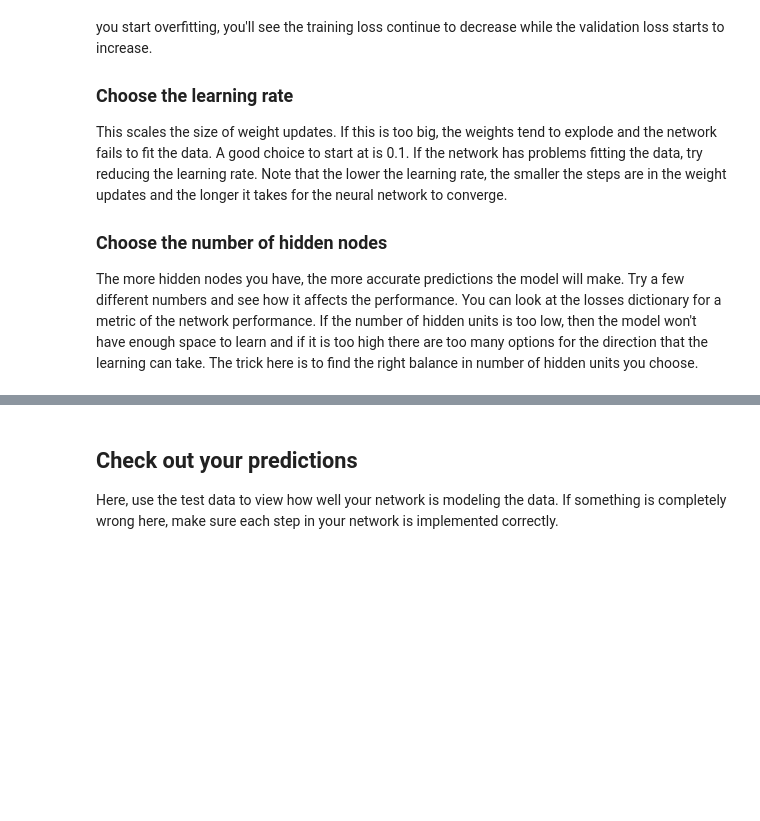
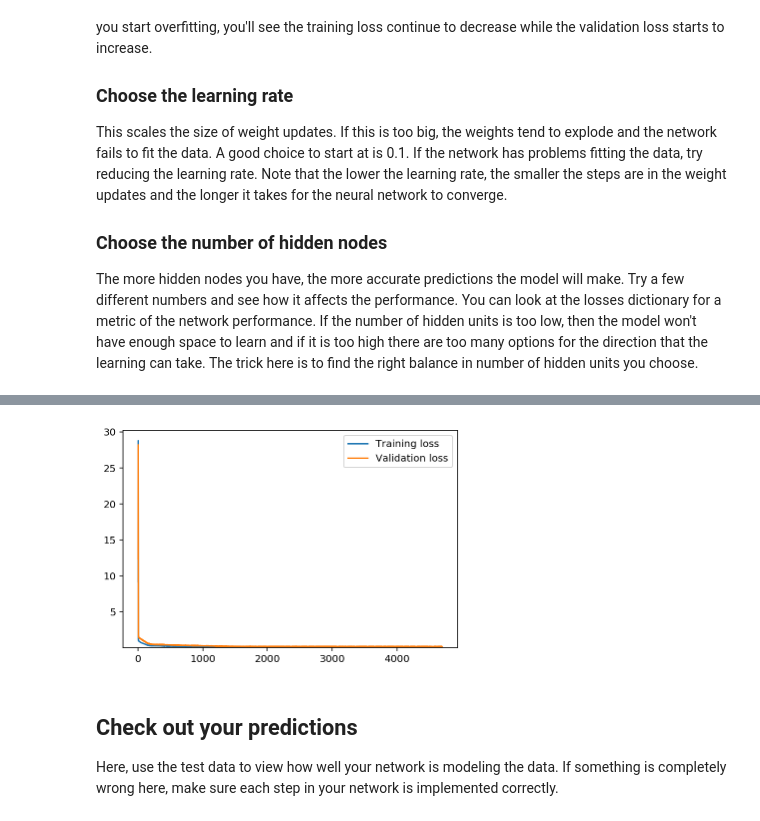
Before and after one commit to Niennienzz/udacity-deep-learning, a Jupyter notebook: first-neural-network/Your_first_neural_network.ipynb, the cells around one changed output, grey strips where cells are left out. Drawn from its saved outputs; the diff is of its cells as text; code cells hidden in the pictures; blank space fills up the shorter version.

```diff
--- a/first-neural-network/Your_first_neural_network.ipynb
+++ b/first-neural-network/Your_first_neural_network.ipynb
@@ -291,8 +318,10 @@ for ii in range(iterations):
 # %%
 plt.plot(losses['train'], label='Training loss')
 plt.plot(losses['validation'], label='Validation loss')
 plt.legend()
-_ = plt.ylim()
+_ = plt.ylim(0.05)
+# %% [output]
+[figure, added]
 # %% [markdown]
 ## Check out your predictions
 
```
Also changed, not shown: parts of 6 cells of this notebook, 1 other file.
